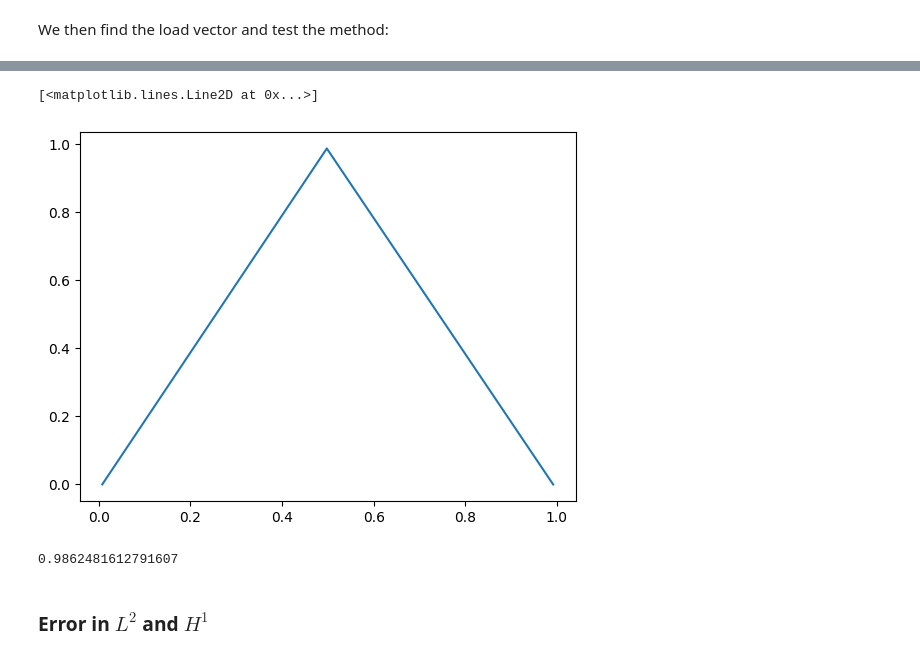
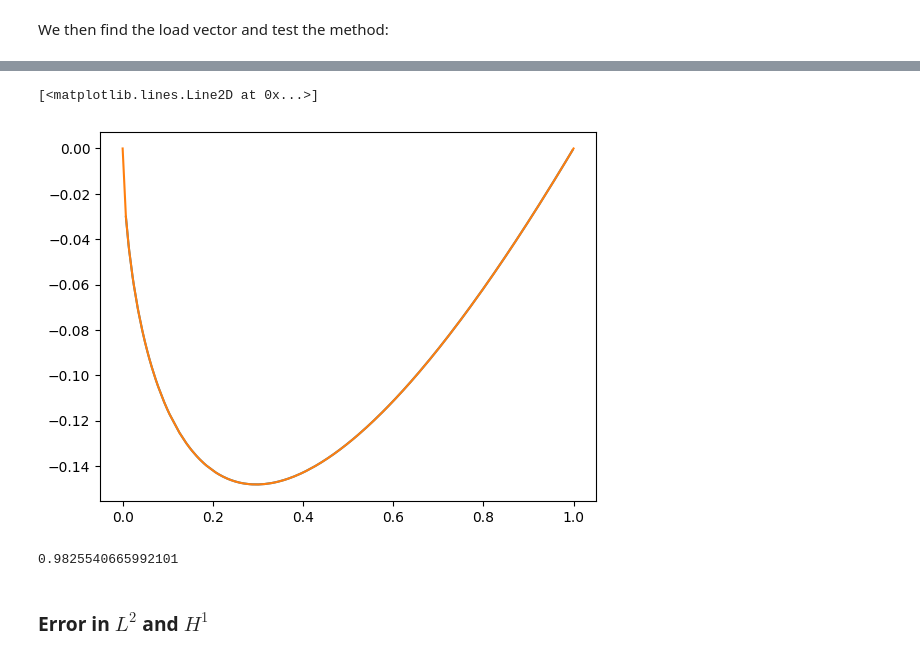
Before and after one commit to martinsw01/numdiff_p2, a Jupyter notebook: example.ipynb, the cells around one changed output, grey strips where cells are left out. Cells and saved outputs as stored; diff of their text form; code cells hidden in the pictures.

Commit message:
An example on how to use load_vector for non-smooth solutions

```diff
--- a/example.ipynb
+++ b/example.ipynb
@@ -208,5 +196,5 @@ $$
 def w1(x):
     return (x < 0.5) * 2*x + (x >= 0.5) * (2-2*x)
 
-def f_w1(x, b=1, c=1):
-    return (x < 0.5) * (2*c*x + 2*b) + (x >= 0.5) * (2*c*x - 2*b + 2*c)
+def w2(x):
+    return x - np.power(x, 2/3)
@@ -243,17 +209,18 @@ X[[0, -1]] = [0, 1]
 H = np.diff(X)
 
 A = stiffness_matrix(alpha, b, c, H, M)
-F = build_w1_load_vector(alpha, b, c, X, M)
+F = load_vector(w2, X, M, elemental_load_vector_non_smooth_solution(alpha, b, c))
 U = np.linalg.solve(A, F)
 # %%
 plt.plot(X[1:-1], U)
+plt.plot(X, w2(X))
 # %% [output]
 [<matplotlib.lines.Line2D at 0x...>]
-[figure, old version]
+[figure, new version]
 # %%
 np.max(U)
 # %% [output]
-0.9862481612791607
+0.9825540665992101
 # %% [markdown]
 ### Error in $L^2$ and $H^1$
 # %%
```
Also changed, not shown: parts of 10 cells of this notebook.
